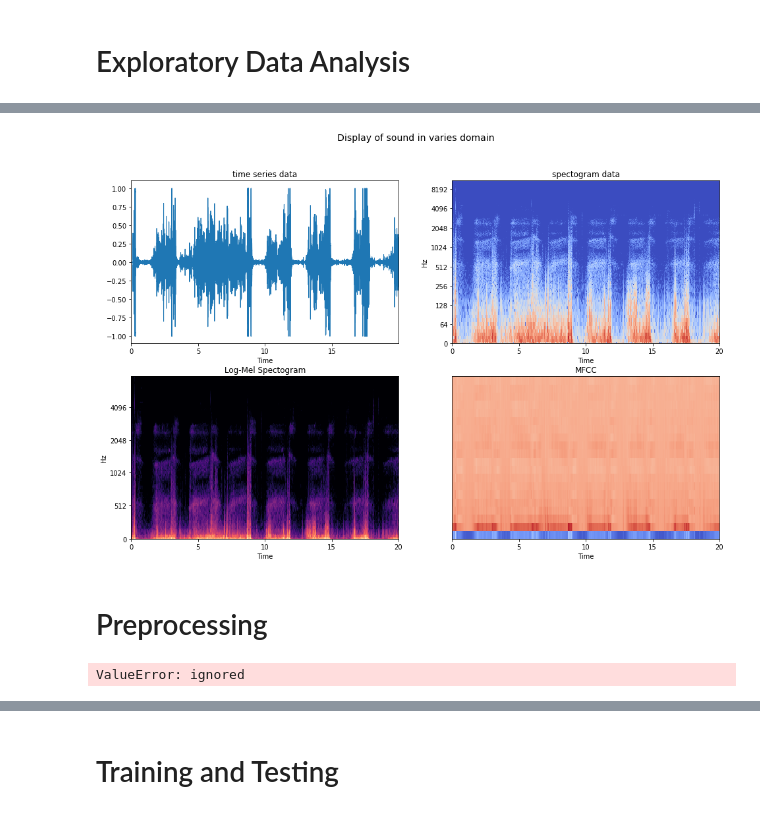
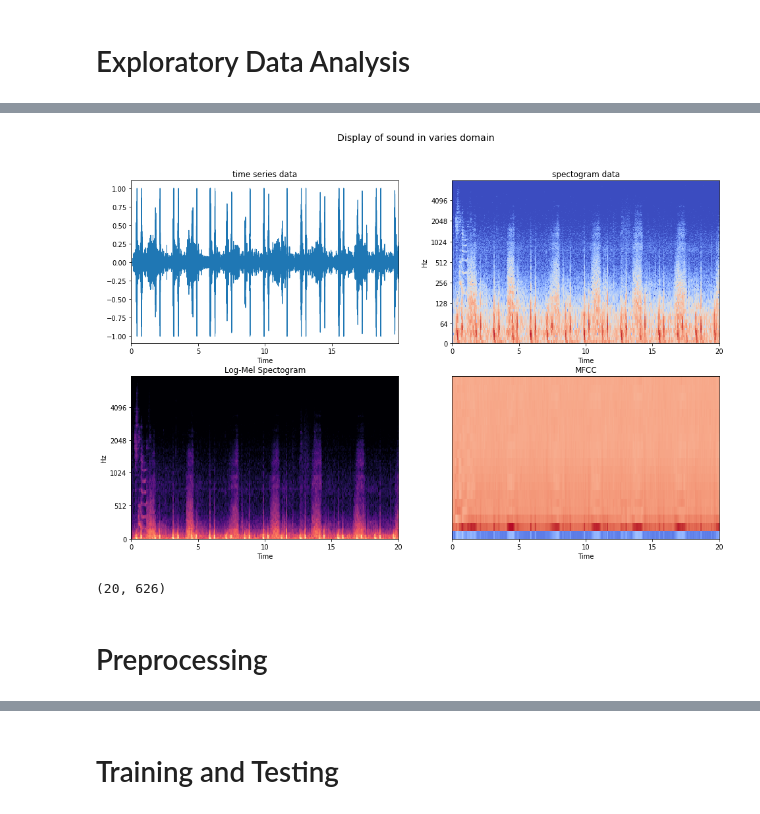
Before and after one commit to DaffRazan/Lunion, a Jupyter notebook: Machine Learning/Deep Learning pendeteksi penyakit paru.ipynb, the cells around one changed output, grey strips where cells are left out. Cells and saved outputs as stored; diff of their text form; code cells hidden in the pictures.

```diff
--- a/Machine Learning/Deep Learning pendeteksi penyakit paru.ipynb
+++ b/Machine Learning/Deep Learning pendeteksi penyakit paru.ipynb
@@ -153,6 +152,6 @@ for f in filenames:
     both_sym_list.append(both_sym)
     filename_list.append(f)
 # %%
-file_label_df = pd.DataFrame(data = {'filename':filename_list, 'no label':no_label_list, 'crackles only':crack_list, 'wheezes only':wheeze_list, 'crackles and wheezees':both_sym_list})
+file_label_df = pd.DataFrame(data = {'filename':filename_list})
 file_label_df
 # %% [output]
@@ -177,10 +178,18 @@ recording_index = []
 chest_location = []
 acquisition_mode = []
 recording_equipment = []
+sample_rate = []
+duration = []
 
-for i in range(len(file_label_df['filename'])):
+for i in tqdm(range(len(file_label_df['filename']))):
   info = file_label_df['filename'][i].split('_')
   patient_id, recording_idx, chest_loc, acq_mode, equipment = info
+  #sound_filename = audio_path + file_label_df['filename'][i] + '.wav'
+  #x, sr = librosa.load(sound_filename)
+  #dur = round(x.shape[0]/sr, 2)
+  #sample_rate.append(sr)
+  #duration.append(dur)
+
   diagnosis.append(df['Diagnosis'][int(patient_id) - 101])
   patient_number.append(patient_id)
   recording_index.append(recording_idx)
@@ -193,4 +202,5 @@ file_label_df['Patient Number'] = patient_number
 file_label_df['Chest Location'] = chest_location
 file_label_df['Acquisition Mode'] = acquisition_mode
 file_label_df['Recording Equipment'] = recording_equipment
-file_label_df
+#file_label_df['duration'] = duration
+#file_label_df['sample rate'] = sample_rate
@@ -210,0 +207,12 @@ file_label_df
+# %%
+diagnosis_3 = []
+for i in range(len(file_label_df['Diagnosis'])):
+  diagnosis = file_label_df['Diagnosis'][i]
+  if diagnosis == 'COPD' or diagnosis == 'Bronchiectasis' or diagnosis == 'Asthma':
+    diagnosis_3.append('Chronic Disease')
+  elif diagnosis == 'URTI' or diagnosis == 'LRTI' or diagnosis == 'Pneumonia' or diagnosis == 'Bronchiolitis':
+    diagnosis_3.append('Non-Chronic Disease')
+  else:
+    diagnosis_3.append('Healthy')
+
+file_label_df['3 label diagnosis'] = diagnosis_3
@@ -233,7 +255,7 @@ import soundfile
 from scipy.io.wavfile import read
 # %%
 audio_path = '/content/files/respiratory_sound_database/Respiratory_Sound_Database/audio_and_txt_files/'
-i = 2
+i = 100
 sound_filename = audio_path + file_label_df['filename'][i] + '.wav'
 # %%
 import IPython.display as ipd
@@ -247,39 +269,45 @@ ipd.Audio(sound_filename)
   spectogram : amplitude of sound is varied in time and frequency domain (2D)
 """
 # time series data
-x, sr = librosa.load(sound_filename) # x : time series data, sr : sample rate
+sr_new = 16000 # resample 16 kHz
+x, sr = librosa.load(sound_filename, sr=sr_new) # x : time series data, sr : sample rate
 
 # Spectogram data
 X = librosa.stft(x)
 Xdb = librosa.amplitude_to_db(abs(X))
 
 # Log-mel spectogram
 mel = librosa.feature.melspectrogram(y=x, sr=sr, n_mels=128, fmax=8000)
 log_mel = librosa.power_to_db(mel, ref=np.max)
+
 
 # Mel-Frequency Cepstral Coefficient (MFCC)
 mfccs = librosa.feature.mfcc(x, sr=sr)
 
 fig, ax = plt.subplots(nrows=2, ncols=2, figsize=(16, 10))
 
 librosa.display.waveplot(y=x, sr=sr, ax=ax[0, 0])
 ax[0, 0].set(title='time series data')
 
 librosa.display.specshow(Xdb, x_axis='time',
                          y_axis='log', sr=sr, ax=ax[0, 1])
 ax[0, 1].set(title='spectogram data')
 
 librosa.display.specshow(log_mel, x_axis='time',
                          y_axis='mel', sr=sr,
                          fmax=8000, ax=ax[1, 0])
 ax[1, 0].set(title='Log-Mel Spectogram')
 
 
 librosa.display.specshow(mfccs, sr=sr, x_axis='time', ax=ax[1, 1])
 ax[1, 1].set(title='MFCC')
 
 plt.suptitle("Display of sound in varies domain", fontsize=14);
 # %% [output]
-[figure, old version]
+[figure, new version]
+# %%
+mfccs.shape
+# %% [output]
+(20, 626)
 # %% [markdown]
 # Preprocessing
@@ -302,15 +341,18 @@ def preprocessing(audio_file, mode):
 # %%
-from tqdm.notebook import tqdm
 # apply preprocessing to sound data
+
+labels = []
+labels_3 = []
 preprocessed_data = []
-labels = []
 for i in tqdm(range(len(file_label_df['filename']))):
+  labels.append(file_label_df['Diagnosis'][i])
+  labels_3.append(file_label_df['3 label diagnosis'][i])
   audio_file = audio_path + file_label_df['filename'][i] + '.wav'
   data = preprocessing(audio_file, mode = 'mfcc')
   preprocessed_data.append(data)
-  labels.append(file_label_df['Diagnosis'][i])
+preprocessed_data = np.array(preprocessed_data)
+labels = np.array(labels)
+labels_3 = np.array(labels_3)
-# %% [output]
-ValueError: ignored
 # %%
 preprocessed_data[0].shape
 # %% [output]
```
Also changed, not shown: parts of 47 cells of this notebook.
